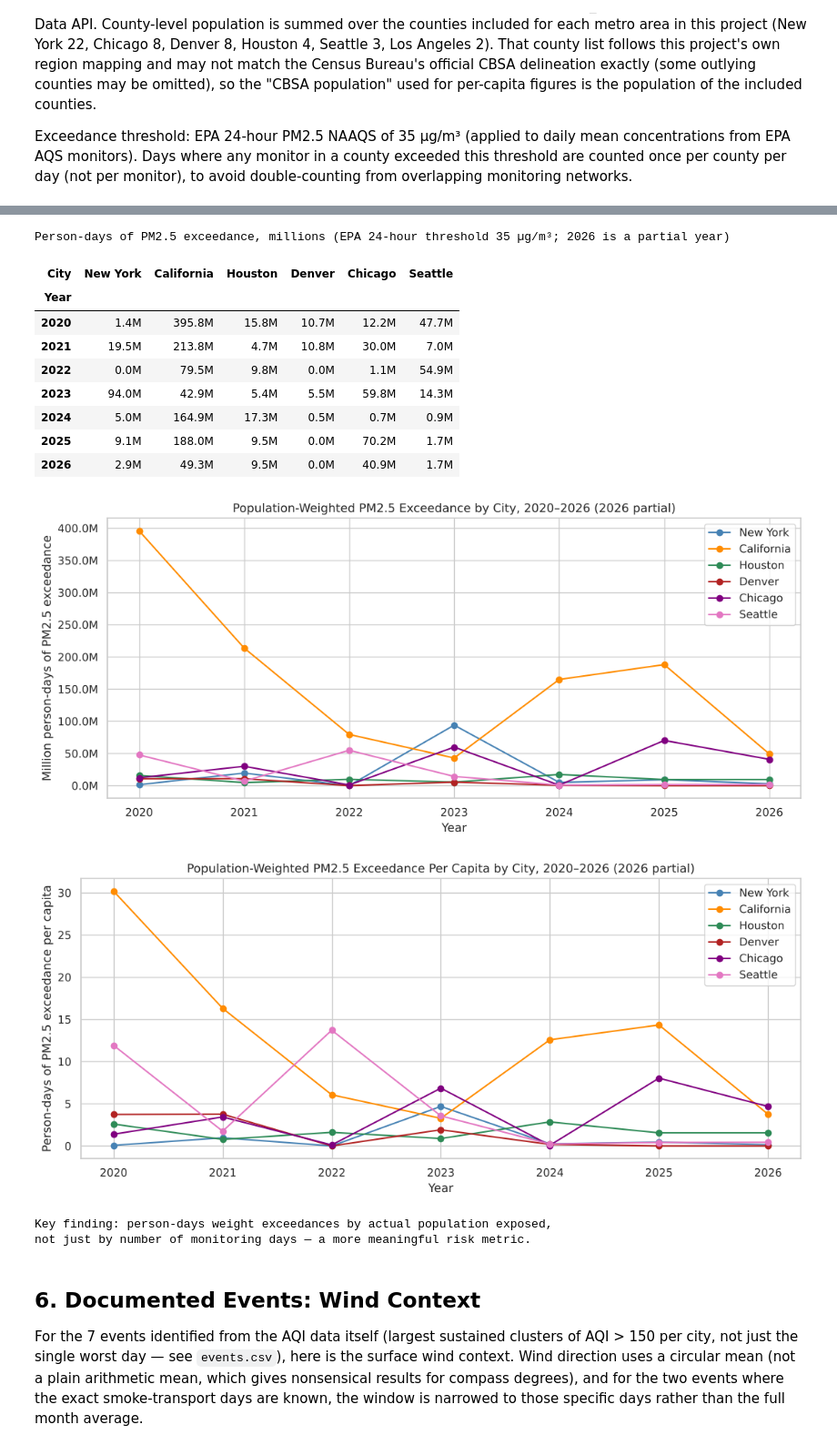
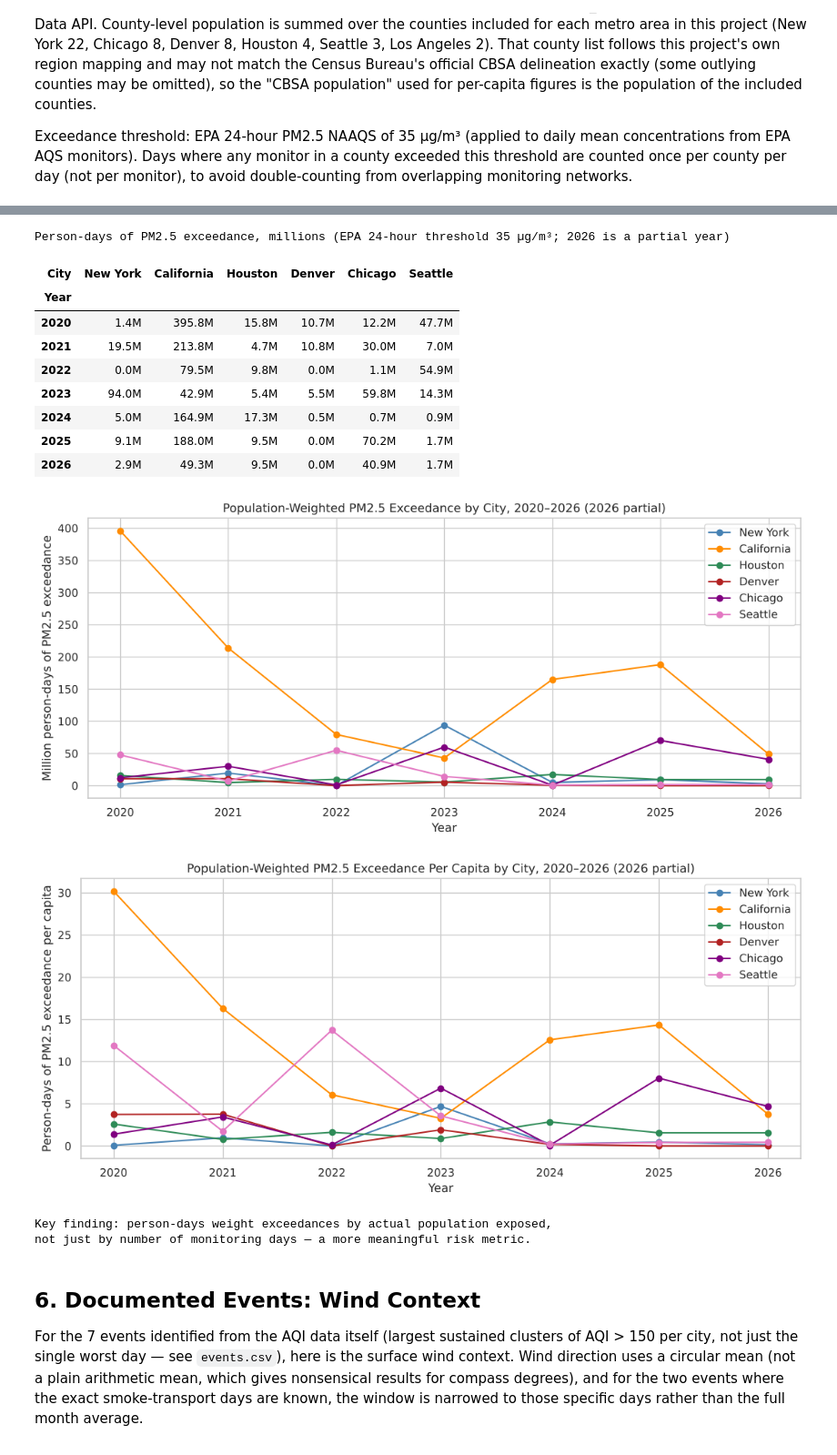
Before and after one commit to AlonsoSheila/air-quality-usa, a Jupyter notebook: air_quality_usa.ipynb, the cells around one changed output, grey strips where cells are left out. Shown at 91% size. Cells and saved outputs as stored; diff of their text form; code cells hidden in the pictures.

```diff
--- a/air_quality_usa.ipynb
+++ b/air_quality_usa.ipynb
@@ -255,6 +255,7 @@ def plot_city(city, mechanism, color):
     axes[0].scatter(exceed.index, exceed.values, color="firebrick", s=10, zorder=5, label=f"Unhealthy days (n={len(exceed)})")
     axes[0].axhline(150, color="firebrick", linestyle="--", linewidth=1, alpha=0.6)
     axes[0].set_title(f"{city} — Daily AQI")
+    axes[0].set_ylabel("AQI")
     axes[0].legend(fontsize=8)
 
     # Monthly seasonality per pollutant — O3 (ppm) and PM2.5/PM10 (µg/m³) are
@@ -269,11 +270,11 @@ def plot_city(city, mechanism, color):
     ax_pm = axes[1]
     ax_o3 = ax_pm.twinx()
 
-    for pol, pcolor in [("pm25", "tab:green"), ("pm10", "tab:orange")]:
+    for pol, pcolor, plabel in [("pm25", "tab:green", "PM2.5"), ("pm10", "tab:orange", "PM10")]:
         if pol in monthly.columns:
-            ax_pm.plot(monthly.index, monthly[pol], marker="o", color=pcolor, label=pol)
+            ax_pm.plot(monthly.index, monthly[pol], marker="o", color=pcolor, label=plabel)
     if "o3" in monthly.columns:
-        ax_o3.plot(monthly.index, monthly["o3"], marker="s", color="tab:blue", linestyle="--", label="o3")
+        ax_o3.plot(monthly.index, monthly["o3"], marker="s", color="tab:blue", linestyle="--", label="O3")
 
     ax_pm.set_ylabel("PM2.5 / PM10 (µg/m³)")
     ax_o3.set_ylabel("O3 (ppm)", color="tab:blue")
@@ -306,6 +307,7 @@ def plot_city(city, mechanism, color):
     fig, ax = plt.subplots(figsize=(10, 2.8))
     sns.heatmap(pivot, cmap="YlOrRd", annot=True, fmt=".0f", linewidths=0.5,
                 cbar_kws={"label": "Mean AQI"}, ax=ax)
+    ax.grid(False)  # hide the background grid behind masked (empty) months
     ax.set_title(f"{city} — Mean AQI by Year and Month")
     ax.set_ylabel("")
     plt.tight_layout()
@@ -623,7 +597,7 @@ NY county patch: all 12 counties already present — no changes needed
 New York counties in pop_df: ['Union', 'Essex', 'Bergen', 'Kings', 'Hunterdon', 'New York', 'Queens', 'Bronx', 'Hudson', 'Passaic', 'Dutchess', 'Nassau', 'Orange', 'Putnam', 'Richmond', 'Rockland', 'S ...
 Total NY population: 20,057,517
 # %%
-# pop_df comes from the county-population cell above (Section 5), incl. the NY patch
+# pop_df comes from the county-population cell above (Section 5)
 
 # Days per county where PM2.5 exceeded EPA threshold (35 µg/m³)
 # using the raw pollutants data (station level, not CBSA aggregate)
@@ -687,7 +661,7 @@ ax.set_ylabel("Million person-days of PM2.5 exceedance")
 ax.set_title("Population-Weighted PM2.5 Exceedance by City, 2020–2026 (2026 partial)")
 ax.set_xlabel("Year")
 ax.legend()
-ax.yaxis.set_major_formatter(plt.FuncFormatter(lambda x, _: f"{x:.1f}M"))
+ax.yaxis.set_major_formatter(plt.FuncFormatter(lambda x, _: f"{x:,.0f}"))
 plt.tight_layout()
 plt.show()
 
@@ -699,34 +673,34 @@ pd_percapita = person_days_summary.merge(cbsa_pop_52, on="city", how="left")
 pd_percapita["person_days_per_capita"] = pd_percapita["person_days"] / pd_percapita["cbsa_population"]
 
 for city in CITY_ORDER:
     city_data = (pd_percapita[pd_percapita["city"] == city]
                  .set_index("year")[["person_days_per_capita"]]
                  .reindex(range(2020, 2027), fill_value=0).reset_index())
     if city_data["person_days_per_capita"].sum() > 0:
         ax2.plot(city_data["year"], city_data["person_days_per_capita"],
                  marker="o", label=city, color=CITY_COLOR[city])
 ax2.set_ylabel("Person-days of PM2.5 exceedance per capita")
 ax2.set_title("Population-Weighted PM2.5 Exceedance Per Capita by City, 2020–2026 (2026 partial)")
 ax2.set_xlabel("Year")
 ax2.set_xticks(list(range(2020, 2027)))
 ax2.legend()
 plt.tight_layout()
 plt.show()
 
 print("\nKey finding: person-days weight exceedances by actual population exposed,")
 print("not just by number of monitoring days — a more meaningful risk metric.")
 # %% [output]
 Person-days of PM2.5 exceedance, millions (EPA 24-hour threshold 35 µg/m³; 2026 is a partial year)
 | City | New York | California | Houston | Denver | Chicago | Seattle |
 | Year |  |  |  |  |  |  |
 | 2020 | 1.4M | 395.8M | 15.8M | 10.7M | 12.2M | 47.7M |
 | 2021 | 19.5M | 213.8M | 4.7M | 10.8M | 30.0M | 7.0M |
 | 2022 | 0.0M | 79.5M | 9.8M | 0.0M | 1.1M | 54.9M |
 | 2023 | 94.0M | 42.9M | 5.4M | 5.5M | 59.8M | 14.3M |
 | 2024 | 5.0M | 164.9M | 17.3M | 0.5M | 0.7M | 0.9M |
 | 2025 | 9.1M | 188.0M | 9.5M | 0.0M | 70.2M | 1.7M |
 | 2026 | 2.9M | 49.3M | 9.5M | 0.0M | 40.9M | 1.7M |
-[figure, old version]
+[figure, new version]
 [figure]
 Key finding: person-days weight exceedances by actual population exposed,
 not just by number of monitoring days — a more meaningful risk metric.
```
Also changed, not shown: parts of 9 cells of this notebook, 14 other files.
